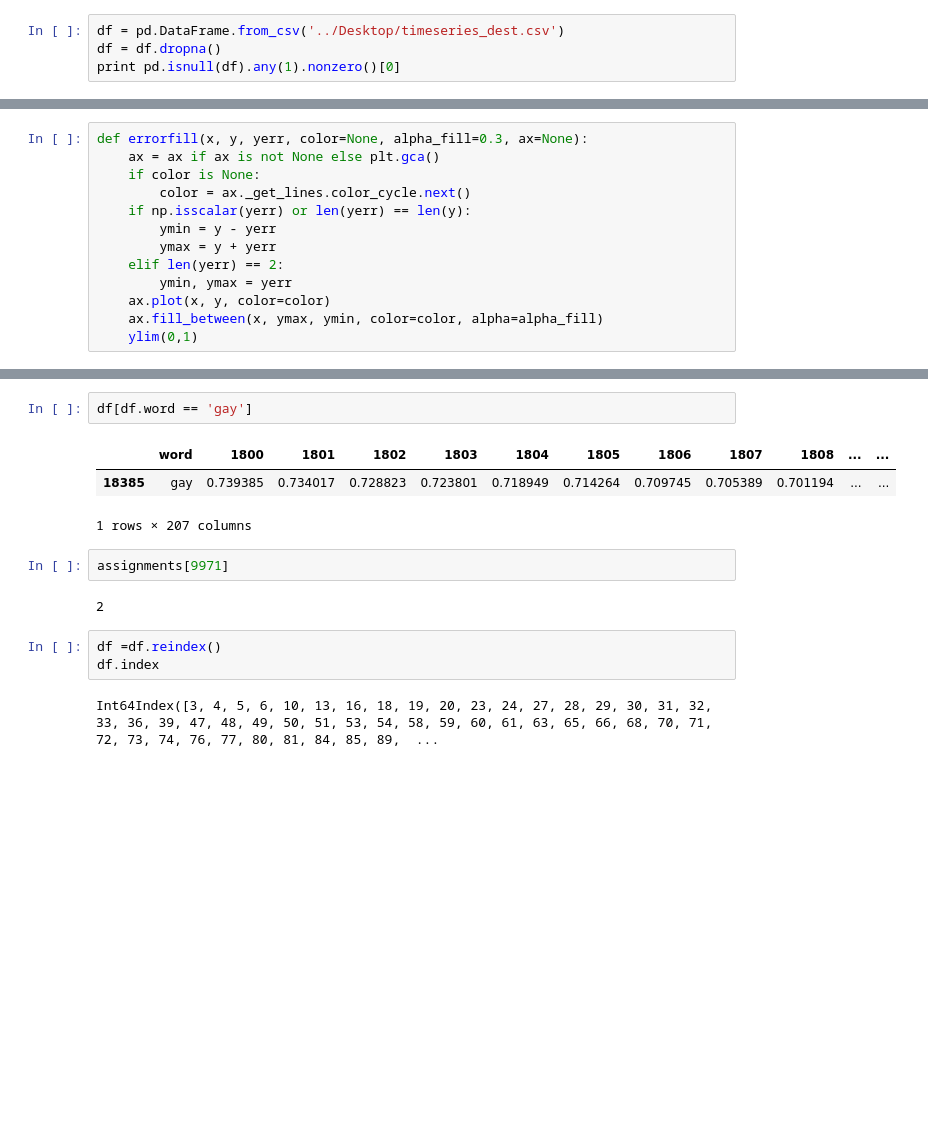
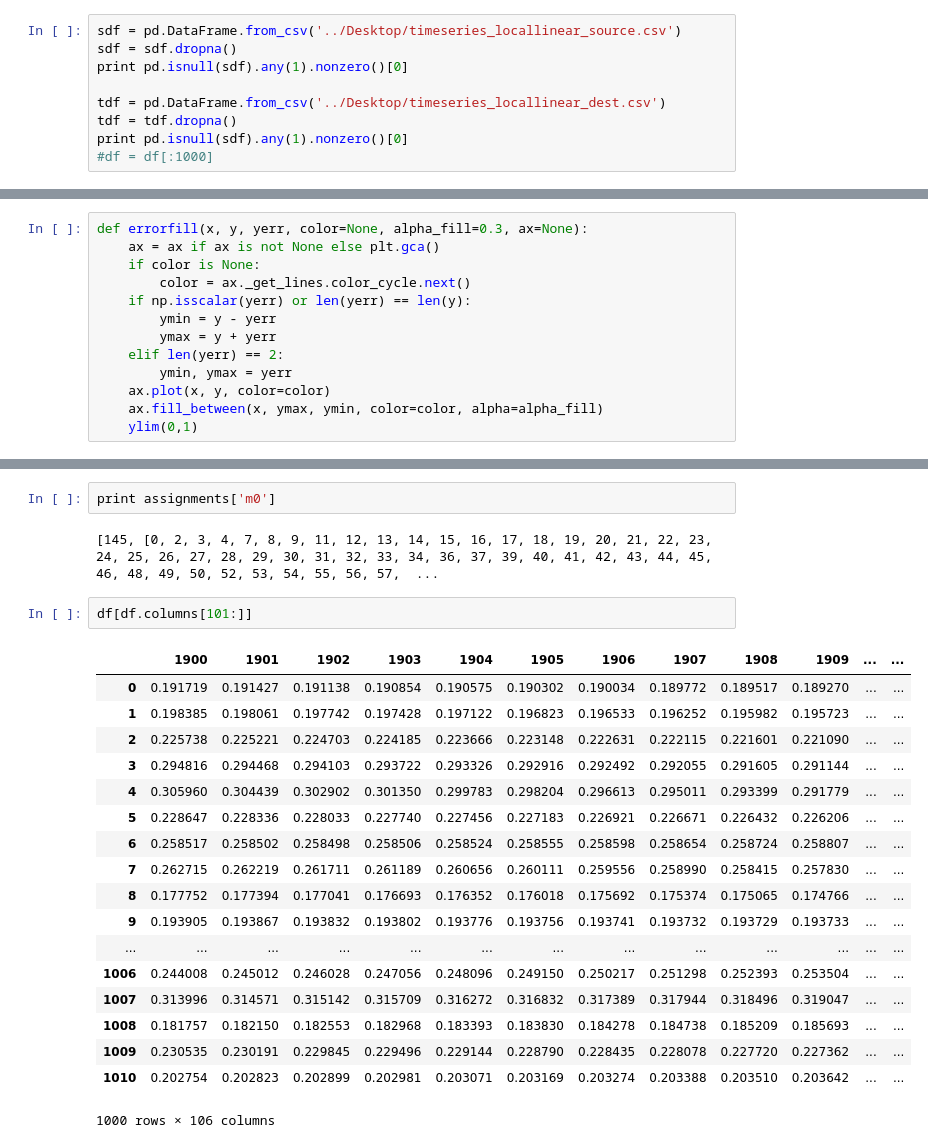
Before and after one commit to viveksck/pyksc, a Jupyter notebook: mycode/test.ipynb, the cells around one changed output, grey strips where cells are left out. Drawn from its saved outputs; the diff is of its cells as text; blank space fills up the shorter version.

```diff
--- a/mycode/test.ipynb
+++ b/mycode/test.ipynb
@@ -3,8 +3,13 @@ import pyksc
 # %%
 import pandas as pd
 # %%
-df = pd.DataFrame.from_csv('../Desktop/timeseries_dest.csv')
-df = df.dropna()
-print pd.isnull(df).any(1).nonzero()[0]
+sdf = pd.DataFrame.from_csv('../Desktop/timeseries_locallinear_source.csv')
+sdf = sdf.dropna()
+print pd.isnull(sdf).any(1).nonzero()[0]
+
+tdf = pd.DataFrame.from_csv('../Desktop/timeseries_locallinear_dest.csv')
+tdf = tdf.dropna()
+print pd.isnull(sdf).any(1).nonzero()[0]
+#df = df[:1000]
 # %% [output]
 []
@@ -129,15 +103,25 @@ IndexError: index 0 is out of bounds for axis 0 with size 0
+# %%
+print assignments['m0']
+# %% [output]
+[145, [0, 2, 3, 4, 7, 8, 9, 11, 12, 13, 14, 15, 16, 17, 18, 19, 20, 21, 22, 23, 24, 25, 26, 27, 28, 29, 30, 31, 32, 33, 34, 36, 37, 39, 40, 41, 42, 43, 44, 45, 46, 48, 49, 50, 52, 53, 54, 55, 56, 57,  ...
 # %%
-df[df.word == 'gay']
+df[df.columns[101:]]
 # %% [output]
-|  | word | 1800 | 1801 | 1802 | 1803 | 1804 | 1805 | 1806 | 1807 | 1808 | ... | ... |
-| 18385 | gay | 0.739385 | 0.734017 | 0.728823 | 0.723801 | 0.718949 | 0.714264 | 0.709745 | 0.705389 | 0.701194 | ... | ... |
+|  | 1900 | 1901 | 1902 | 1903 | 1904 | 1905 | 1906 | 1907 | 1908 | 1909 | ... | ... |
+| 0 | 0.191719 | 0.191427 | 0.191138 | 0.190854 | 0.190575 | 0.190302 | 0.190034 | 0.189772 | 0.189517 | 0.189270 | ... | ... |
+| 1 | 0.198385 | 0.198061 | 0.197742 | 0.197428 | 0.197122 | 0.196823 | 0.196533 | 0.196252 | 0.195982 | 0.195723 | ... | ... |
+| 2 | 0.225738 | 0.225221 | 0.224703 | 0.224185 | 0.223666 | 0.223148 | 0.222631 | 0.222115 | 0.221601 | 0.221090 | ... | ... |
+| 3 | 0.294816 | 0.294468 | 0.294103 | 0.293722 | 0.293326 | 0.292916 | 0.292492 | 0.292055 | 0.291605 | 0.291144 | ... | ... |
+| 4 | 0.305960 | 0.304439 | 0.302902 | 0.301350 | 0.299783 | 0.298204 | 0.296613 | 0.295011 | 0.293399 | 0.291779 | ... | ... |
+| 5 | 0.228647 | 0.228336 | 0.228033 | 0.227740 | 0.227456 | 0.227183 | 0.226921 | 0.226671 | 0.226432 | 0.226206 | ... | ... |
+| 6 | 0.258517 | 0.258502 | 0.258498 | 0.258506 | 0.258524 | 0.258555 | 0.258598 | 0.258654 | 0.258724 | 0.258807 | ... | ... |
+| 7 | 0.262715 | 0.262219 | 0.261711 | 0.261189 | 0.260656 | 0.260111 | 0.259556 | 0.258990 | 0.258415 | 0.257830 | ... | ... |
+| 8 | 0.177752 | 0.177394 | 0.177041 | 0.176693 | 0.176352 | 0.176018 | 0.175692 | 0.175374 | 0.175065 | 0.174766 | ... | ... |
+| 9 | 0.193905 | 0.193867 | 0.193832 | 0.193802 | 0.193776 | 0.193756 | 0.193741 | 0.193732 | 0.193729 | 0.193733 | ... | ... |
+| ... | ... | ... | ... | ... | ... | ... | ... | ... | ... | ... | ... | ... |
+| 1006 | 0.244008 | 0.245012 | 0.246028 | 0.247056 | 0.248096 | 0.249150 | 0.250217 | 0.251298 | 0.252393 | 0.253504 | ... | ... |
+| 1007 | 0.313996 | 0.314571 | 0.315142 | 0.315709 | 0.316272 | 0.316832 | 0.317389 | 0.317944 | 0.318496 | 0.319047 | ... | ... |
+| 1008 | 0.181757 | 0.182150 | 0.182553 | 0.182968 | 0.183393 | 0.183830 | 0.184278 | 0.184738 | 0.185209 | 0.185693 | ... | ... |
+| 1009 | 0.230535 | 0.230191 | 0.229845 | 0.229496 | 0.229144 | 0.228790 | 0.228435 | 0.228078 | 0.227720 | 0.227362 | ... | ... |
+| 1010 | 0.202754 | 0.202823 | 0.202899 | 0.202981 | 0.203071 | 0.203169 | 0.203274 | 0.203388 | 0.203510 | 0.203642 | ... | ... |
-1 rows × 207 columns
+1000 rows × 106 columns
-# %%
-assignments[9971]
-# %% [output]
-2
-# %%
-df =df.reindex()
-df.index
-# %% [output]
-Int64Index([3, 4, 5, 6, 10, 13, 16, 18, 19, 20, 23, 24, 27, 28, 29, 30, 31, 32, 33, 36, 39, 47, 48, 49, 50, 51, 53, 54, 58, 59, 60, 61, 63, 65, 66, 68, 70, 71, 72, 73, 74, 76, 77, 80, 81, 84, 85, 89,  ...
```
Also changed, not shown: parts of 36 cells of this notebook, 1 other file.
